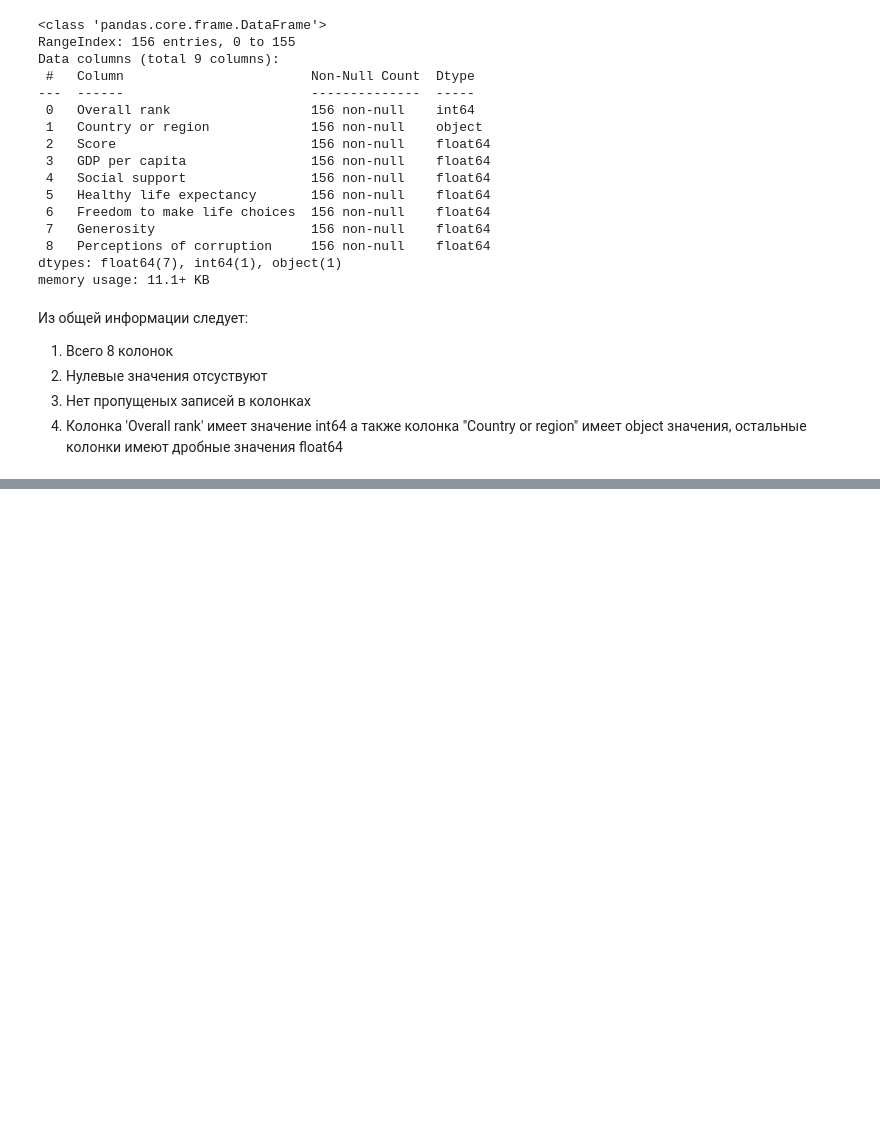
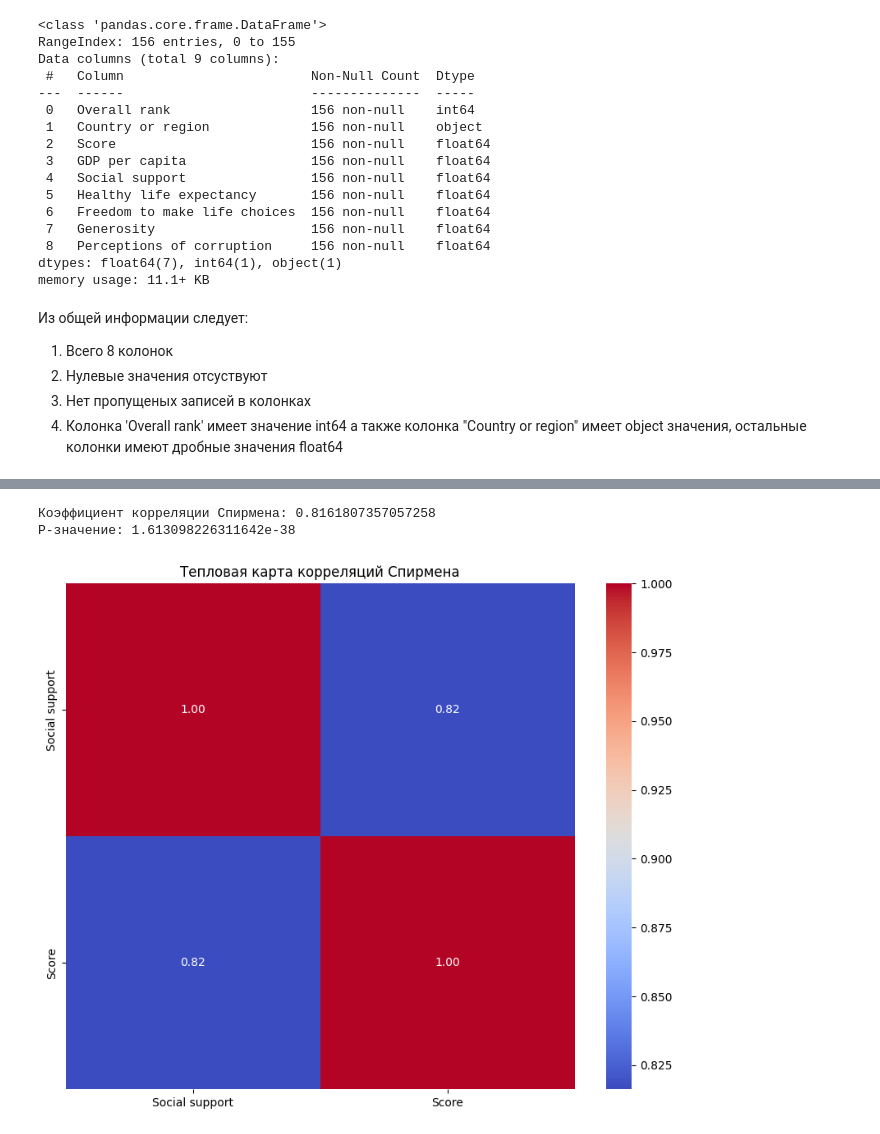
Before and after one commit to Ritorta/PythonDataBase, a Jupyter notebook: Work#2/Task_1.ipynb, the cells around one changed output, grey strips where cells are left out. Drawn from its saved outputs; the diff is of its cells as text; code cells hidden in the pictures; blank space fills up the shorter version.

```diff
--- a/Work#2/Task_1.ipynb
+++ b/Work#2/Task_1.ipynb
@@ -530,0 +227,21 @@ plt.show()
+# %%
+# Вычисляем коэффициент корреляции Спирмена
+coef, p = spearmanr(df_report['Social support'], df_report['Score'])
+print(f"Коэффициент корреляции Спирмена: {coef}")
+print(f"P-значение: {p}")
+# %% [output]
+Коэффициент корреляции Спирмена: 0.8161807357057258
+P-значение: 1.613098226311642e-38
+# %%
+# Выборка количественных переменных
+quantitative_vars = df_report[['Social support', 'Score']]
+# Вычисляем матрицу корреляций Спирмена
+correlation_matrix = quantitative_vars.corr(method='spearman')
+
+# Тепловая карта корреляций
+plt.figure(figsize=(10, 8))
+sns.heatmap(correlation_matrix, annot=True, fmt=".2f", cmap='coolwarm')
+plt.title('Тепловая карта корреляций Спирмена')
+plt.show()
+# %% [output]
+[figure, added]
```
Also changed, not shown: parts of 36 cells of this notebook.
